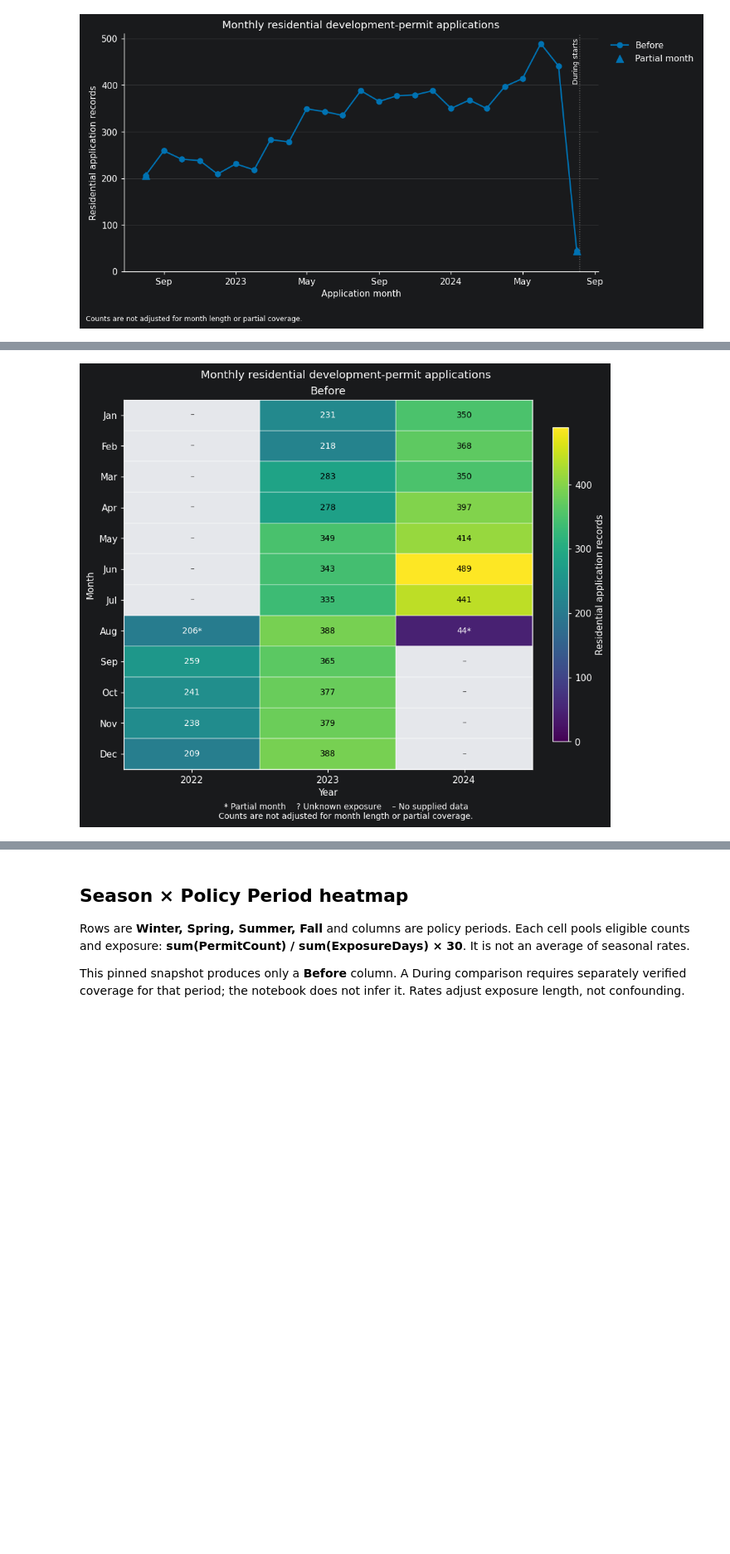
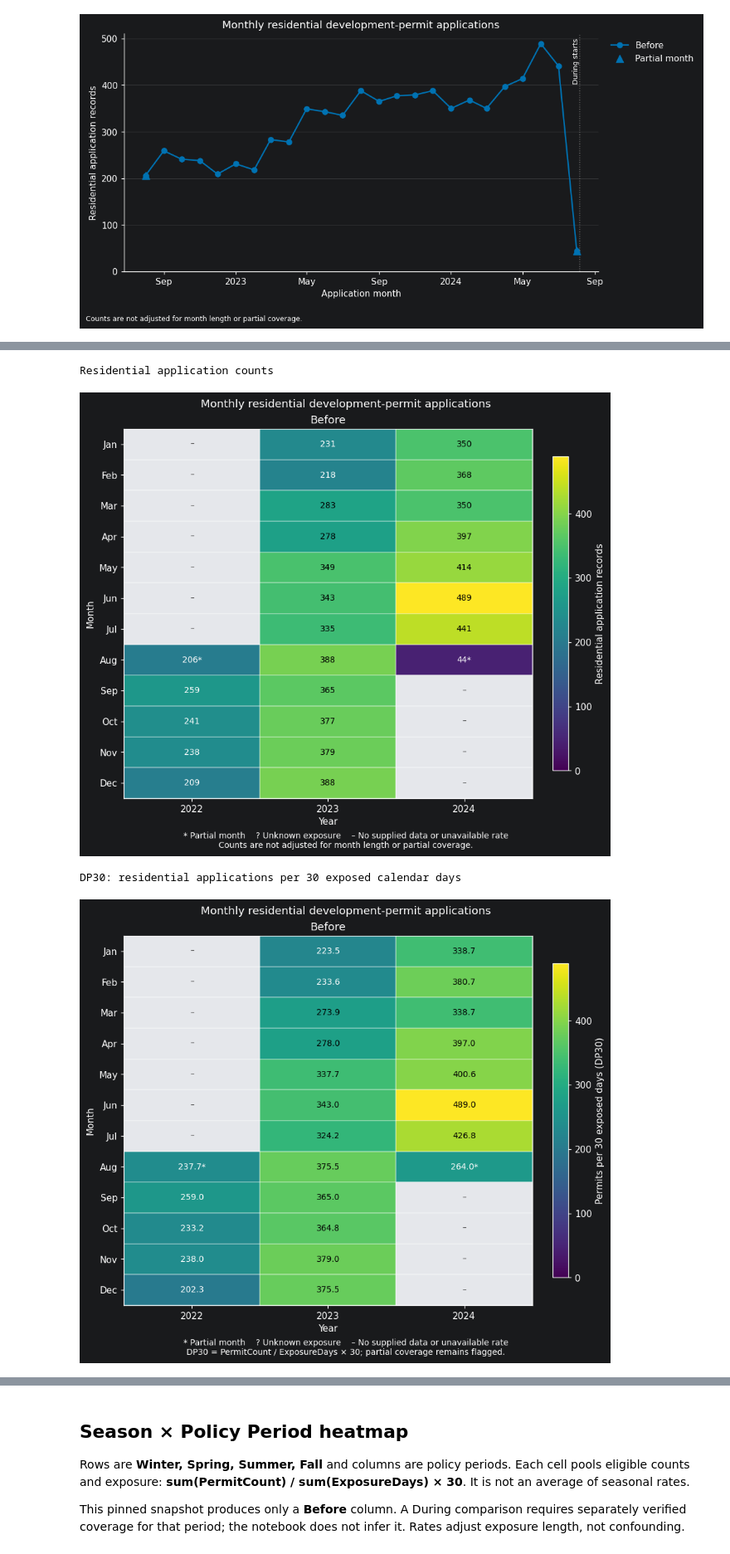
Before and after one commit to alby1976/Data110_DP_Activity, a Jupyter notebook: notebooks/01_permit_exploration.ipynb, the cells around one changed output, grey strips where cells are left out. Shown at 83% size. Cells and saved outputs as stored; diff of their text form; code cells hidden in the pictures; blank space fills up the shorter version.

```diff
--- a/notebooks/01_permit_exploration.ipynb
+++ b/notebooks/01_permit_exploration.ipynb
@@ -930,6 +930,12 @@ Chart settings below also control the seasonal heatmaps: complete seasons only b
 # %%
 INCLUDE_PARTIAL_SEASONS = False
-SEASON_YEAR_METRIC = "PermitCount"
+HEATMAP_METRICS = config.raw["analysis"].get("heatmaps", {}).get(
+    "metrics", ["PermitCount", "DP_Rate30"],
+)
+if (not isinstance(HEATMAP_METRICS, list) or not HEATMAP_METRICS
+        or any(metric not in ("PermitCount", "DP_Rate30") for metric in HEATMAP_METRICS)
+        or len(set(HEATMAP_METRICS)) != len(HEATMAP_METRICS)):
+    raise ValueError("analysis.heatmaps.metrics must list unique PermitCount/DP_Rate30 measures.")
 chart_factory = ChartFactory()
 figures = {}
 covered_start = covered_periods[0].start
@@ -954,10 +962,19 @@ Rows are **Jan–Dec** and columns are **calendar years**. Cell values are resid
 # %%
-figures["month_year"] = chart_factory.monthly_heatmap(analysis_tables["monthly_volume"])
-image_buffer = BytesIO()
-figures["month_year"].savefig(image_buffer, format="png", dpi=110, bbox_inches="tight")
-display(Image(data=image_buffer.getvalue()))
+for metric in HEATMAP_METRICS:
+    figure_key = "month_year" if metric == "PermitCount" else "month_year_dp30"
+    print("Residential application counts" if metric == "PermitCount"
+          else "DP30: residential applications per 30 exposed calendar days")
+    figures[figure_key] = chart_factory.monthly_heatmap(
+        analysis_tables["monthly_volume"], metric=metric,
+    )
+    image_buffer = BytesIO()
+    figures[figure_key].savefig(image_buffer, format="png", dpi=110, bbox_inches="tight")
+    display(Image(data=image_buffer.getvalue()))
 # %% [output]
+Residential application counts
-[figure, old version]
+[figure, new version]
+DP30: residential applications per 30 exposed calendar days
+[figure, added]
 # %% [markdown]
 ## Season × Year heatmap
 
```
Also changed, not shown: parts of 4 cells of this notebook, 7 other files.
